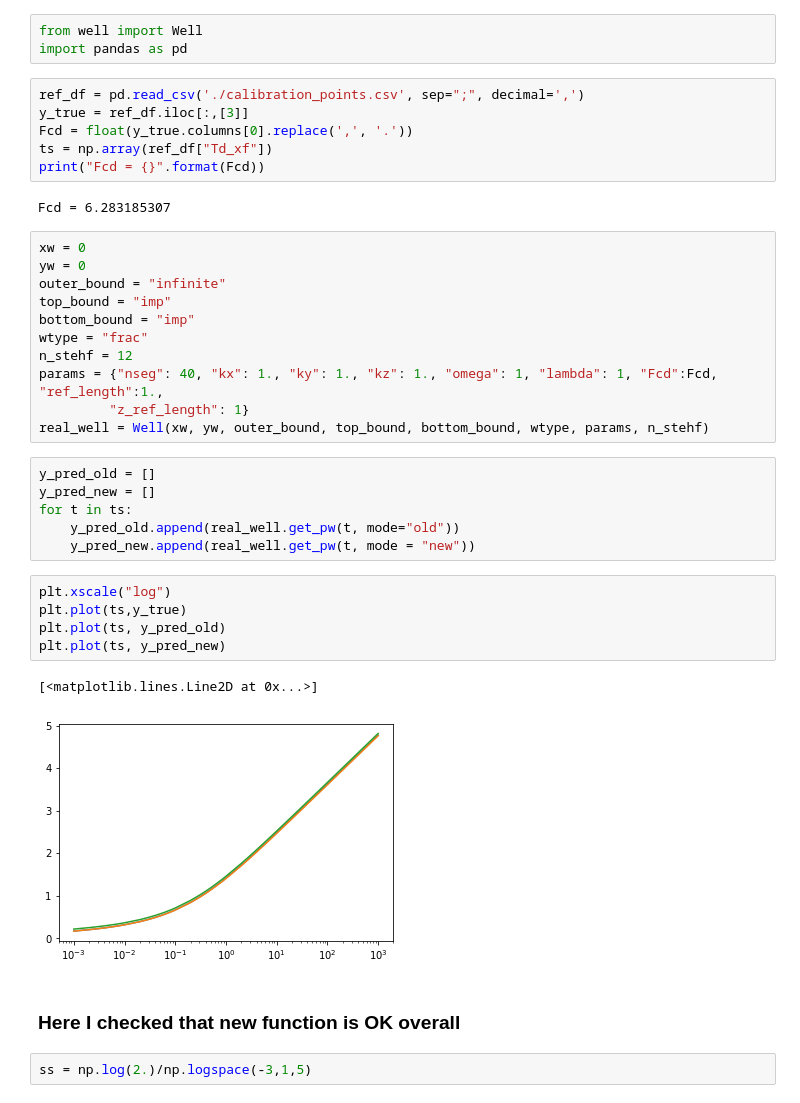
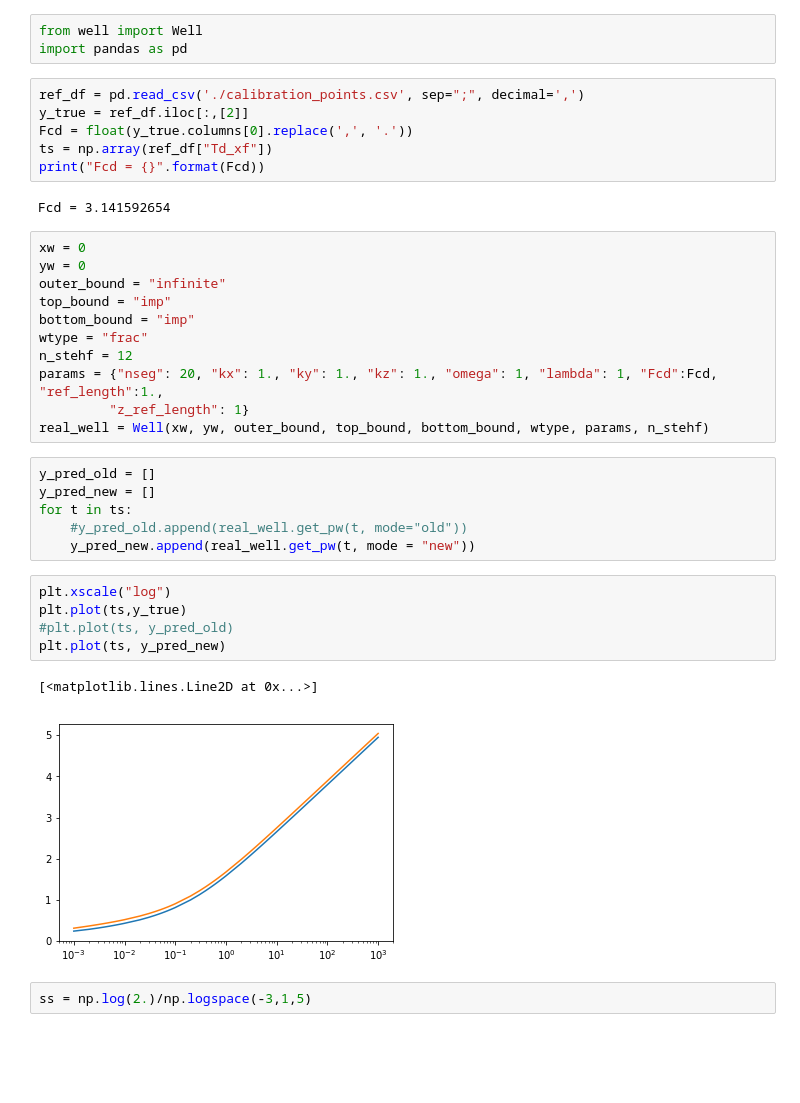
Before and after one commit to dmitrydi/pd_lapl, a Jupyter notebook: old_vs_new.ipynb, the cells around one changed output. Drawn from its saved outputs; the diff is of its cells as text; blank space fills up the shorter version.

```diff
--- a/old_vs_new.ipynb
+++ b/old_vs_new.ipynb
@@ -73,12 +96,12 @@ from well import Well
 import pandas as pd
 # %%
 ref_df = pd.read_csv('./calibration_points.csv', sep=";", decimal=',')
-y_true = ref_df.iloc[:,[3]]
+y_true = ref_df.iloc[:,[2]]
 Fcd = float(y_true.columns[0].replace(',', '.'))
 ts = np.array(ref_df["Td_xf"])
 print("Fcd = {}".format(Fcd))
 # %% [output]
-Fcd = 6.283185307
+Fcd = 3.141592654
 # %%
 xw = 0
 yw = 0
@@ -87,25 +110,23 @@ top_bound = "imp"
 bottom_bound = "imp"
 wtype = "frac"
 n_stehf = 12
-params = {"nseg": 40, "kx": 1., "ky": 1., "kz": 1., "omega": 1, "lambda": 1, "Fcd":Fcd, "ref_length":1.,
+params = {"nseg": 20, "kx": 1., "ky": 1., "kz": 1., "omega": 1, "lambda": 1, "Fcd":Fcd, "ref_length":1.,
          "z_ref_length": 1}
 real_well = Well(xw, yw, outer_bound, top_bound, bottom_bound, wtype, params, n_stehf)
 # %%
 y_pred_old = []
 y_pred_new = []
 for t in ts:
-    y_pred_old.append(real_well.get_pw(t, mode="old"))
+    #y_pred_old.append(real_well.get_pw(t, mode="old"))
     y_pred_new.append(real_well.get_pw(t, mode = "new"))
 # %%
 plt.xscale("log")
 plt.plot(ts,y_true)
-plt.plot(ts, y_pred_old)
+#plt.plot(ts, y_pred_old)
 plt.plot(ts, y_pred_new)
 # %% [output]
 [<matplotlib.lines.Line2D at 0x...>]
-[figure, old version]
+[figure, new version]
-# %% [markdown]
-### Here I checked that new function is OK overall
 # %%
 ss = np.log(2.)/np.logspace(-3,1,5)
 # %%
```
Also changed, not shown: parts of 3 cells of this notebook, 3 other files.
